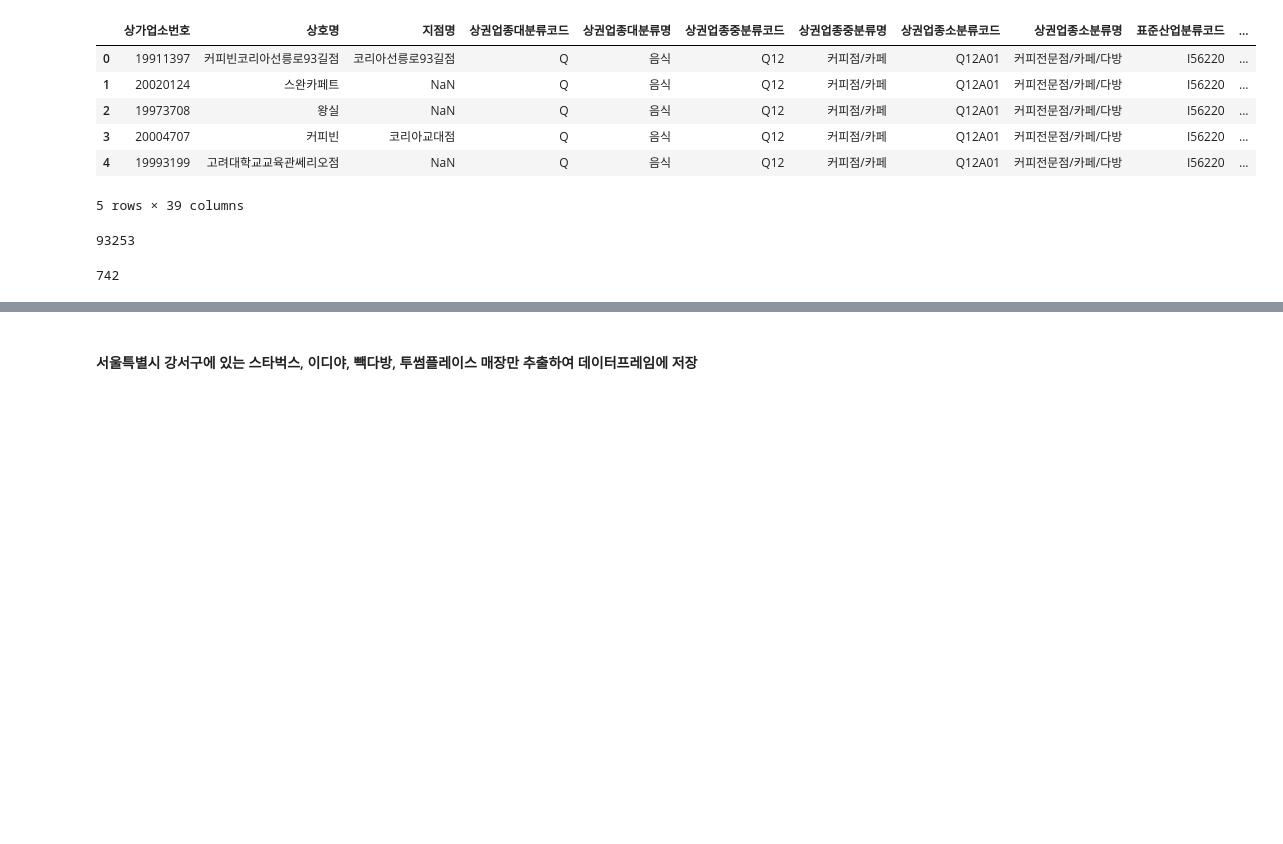
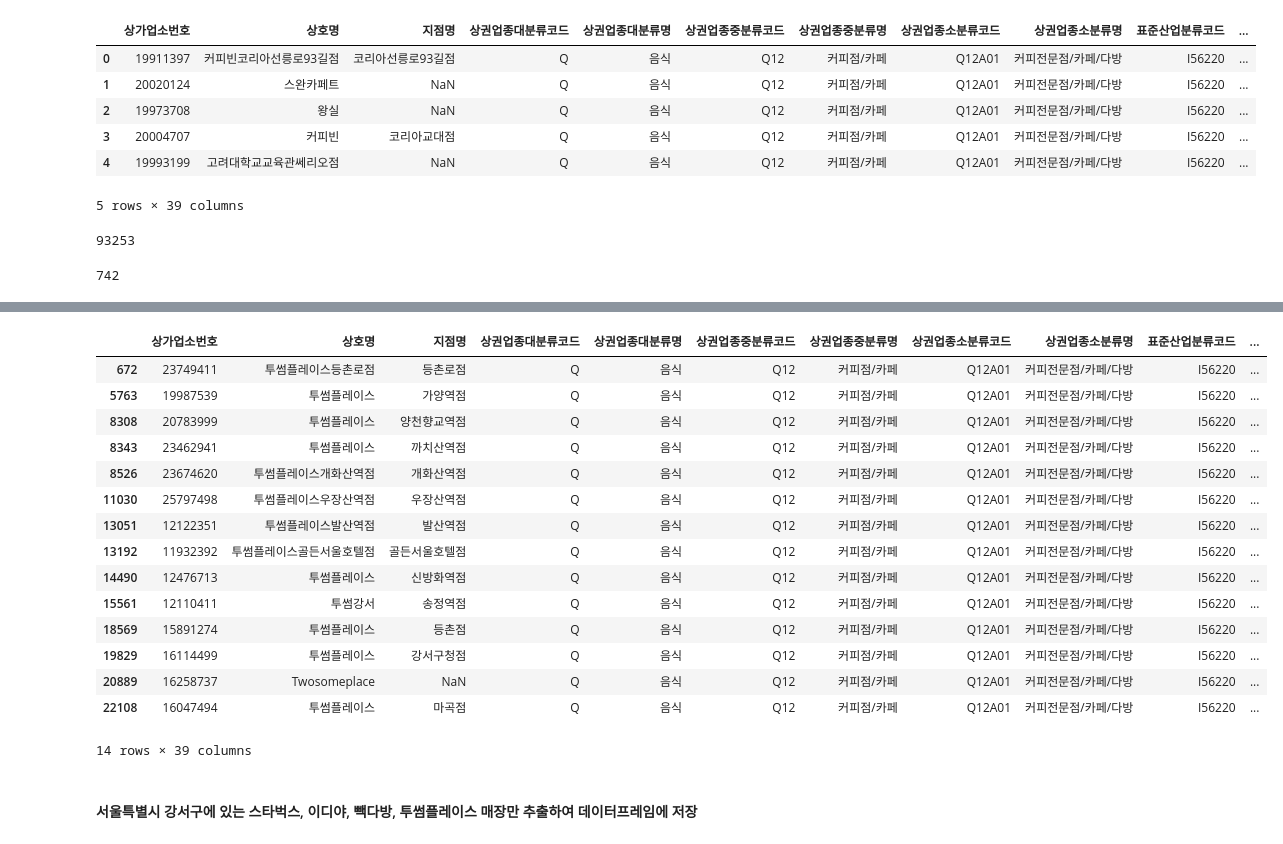
Before and after one commit to YeongilK/Data-Analysis-2020, a Jupyter notebook: 06_RestAPI/07_연습문제.ipynb, the cells around one changed output, grey strips where cells are left out. Drawn from its saved outputs; the diff is of its cells as text; code cells hidden in the pictures; blank space fills up the shorter version.

```diff
--- a/06_RestAPI/07_연습문제.ipynb
+++ b/06_RestAPI/07_연습문제.ipynb
@@ -29,3 +42,23 @@ len(df2)
+# %%
+condition = df2['상호명'].str.contains('투썸', na=False) | df2['상호명'].str.lower().str.contains('two', na=False)
+df2.loc[condition]
+# %% [output]
+|  | 상가업소번호 | 상호명 | 지점명 | 상권업종대분류코드 | 상권업종대분류명 | 상권업종중분류코드 | 상권업종중분류명 | 상권업종소분류코드 | 상권업종소분류명 | 표준산업분류코드 | ... |
+| 672 | 23749411 | 투썸플레이스등촌로점 | 등촌로점 | Q | 음식 | Q12 | 커피점/카페 | Q12A01 | 커피전문점/카페/다방 | I56220 | ... |
+| 5763 | 19987539 | 투썸플레이스 | 가양역점 | Q | 음식 | Q12 | 커피점/카페 | Q12A01 | 커피전문점/카페/다방 | I56220 | ... |
+| 8308 | 20783999 | 투썸플레이스 | 양천향교역점 | Q | 음식 | Q12 | 커피점/카페 | Q12A01 | 커피전문점/카페/다방 | I56220 | ... |
+| 8343 | 23462941 | 투썸플레이스 | 까치산역점 | Q | 음식 | Q12 | 커피점/카페 | Q12A01 | 커피전문점/카페/다방 | I56220 | ... |
+| 8526 | 23674620 | 투썸플레이스개화산역점 | 개화산역점 | Q | 음식 | Q12 | 커피점/카페 | Q12A01 | 커피전문점/카페/다방 | I56220 | ... |
+| 11030 | 25797498 | 투썸플레이스우장산역점 | 우장산역점 | Q | 음식 | Q12 | 커피점/카페 | Q12A01 | 커피전문점/카페/다방 | I56220 | ... |
+| 13051 | 12122351 | 투썸플레이스발산역점 | 발산역점 | Q | 음식 | Q12 | 커피점/카페 | Q12A01 | 커피전문점/카페/다방 | I56220 | ... |
+| 13192 | 11932392 | 투썸플레이스골든서울호텔점 | 골든서울호텔점 | Q | 음식 | Q12 | 커피점/카페 | Q12A01 | 커피전문점/카페/다방 | I56220 | ... |
+| 14490 | 12476713 | 투썸플레이스 | 신방화역점 | Q | 음식 | Q12 | 커피점/카페 | Q12A01 | 커피전문점/카페/다방 | I56220 | ... |
+| 15561 | 12110411 | 투썸강서 | 송정역점 | Q | 음식 | Q12 | 커피점/카페 | Q12A01 | 커피전문점/카페/다방 | I56220 | ... |
+| 18569 | 15891274 | 투썸플레이스 | 등촌점 | Q | 음식 | Q12 | 커피점/카페 | Q12A01 | 커피전문점/카페/다방 | I56220 | ... |
+| 19829 | 16114499 | 투썸플레이스 | 강서구청점 | Q | 음식 | Q12 | 커피점/카페 | Q12A01 | 커피전문점/카페/다방 | I56220 | ... |
+| 20889 | 16258737 | Twosomeplace | NaN | Q | 음식 | Q12 | 커피점/카페 | Q12A01 | 커피전문점/카페/다방 | I56220 | ... |
+| 22108 | 16047494 | 투썸플레이스 | 마곡점 | Q | 음식 | Q12 | 커피점/카페 | Q12A01 | 커피전문점/카페/다방 | I56220 | ... |
+14 rows × 39 columns
 # %% [markdown]
 #### 서울특별시 강서구에 있는 스타벅스, 이디야, 빽다방, 투썸플레이스 매장만 추출하여 데이터프레임에 저장
 # %%
```
Also changed, not shown: parts of 5 cells of this notebook.
